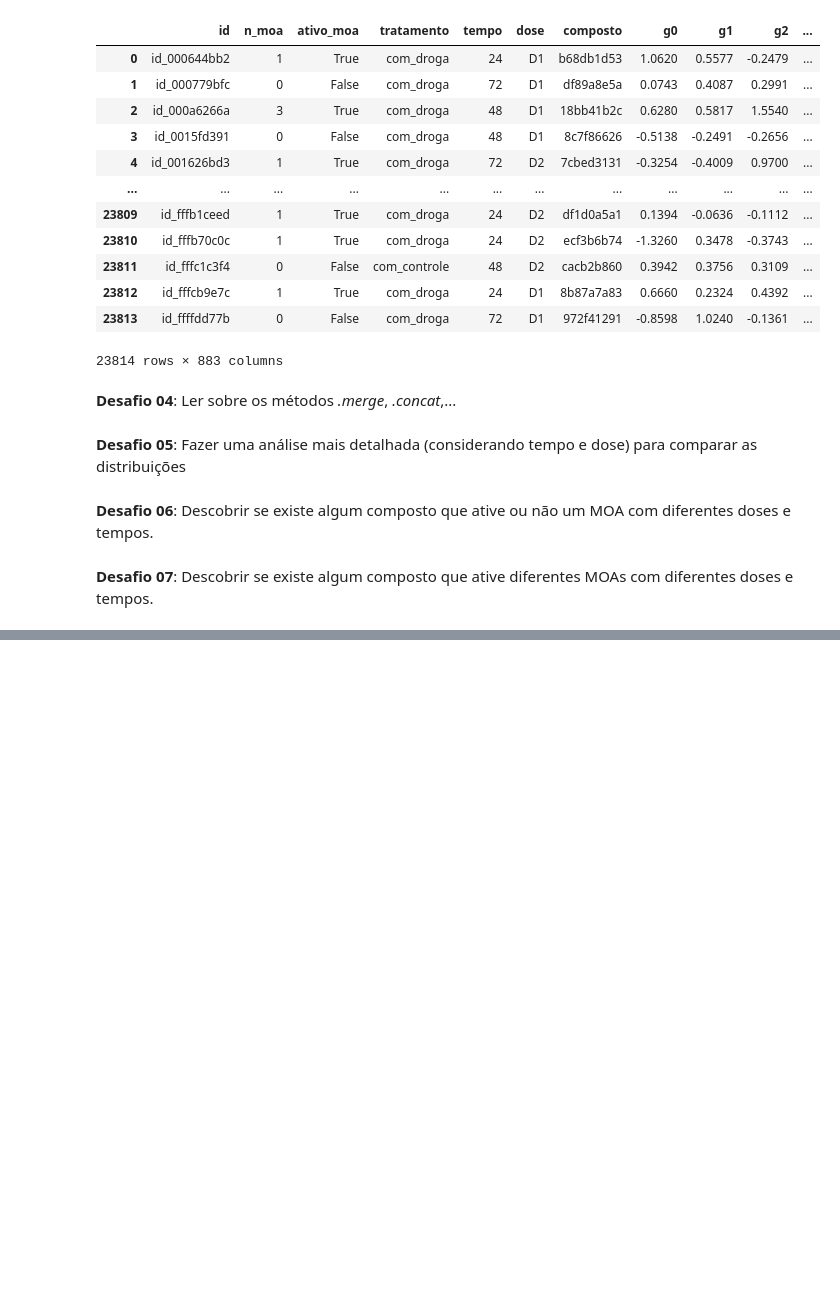
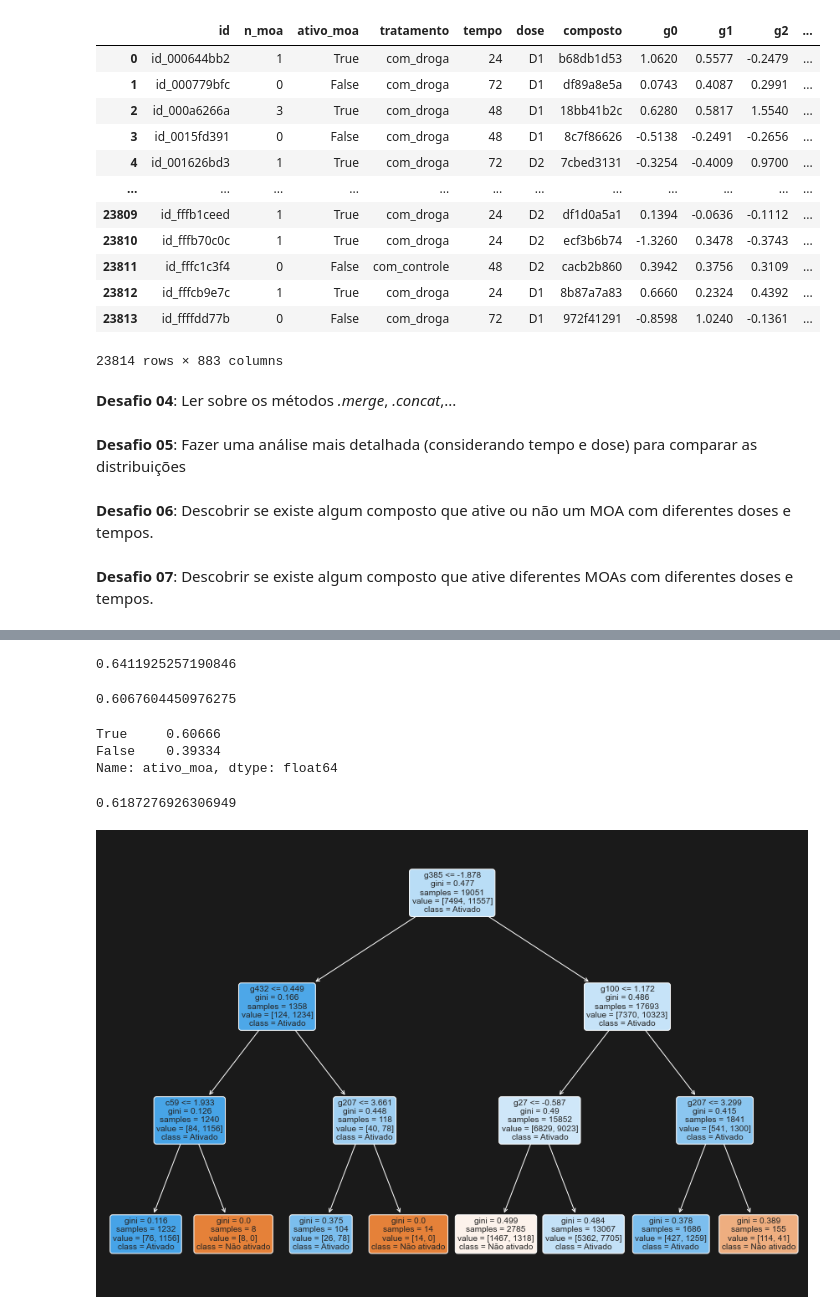
Before and after one commit to Francisco-1307/Alura-ImersaoDados2021, a Jupyter notebook: Notebook_Imersão2021.ipynb, the cells around one changed output, grey strips where cells are left out. Drawn from its saved outputs; the diff is of its cells as text; code cells hidden in the pictures; blank space fills up the shorter version.

```diff
--- a/Notebook_Imersão2021.ipynb
+++ b/Notebook_Imersão2021.ipynb
@@ -934,7 +934,7 @@ dados_resultados
 | 23813 | id_ffffdd77b | 0 | 0 | 0 | 0 | ... |
 23814 rows × 209 columns
 # %%
-dados_ExpRes = pd.merge(dados_resultados[['id','n_moa','ativo_moa']], dados, on='id')
+dados_ExpRes = pd.merge(dados_resultados[['id','n_moa','ativo_moa']], dados_exp, on='id')
 dados_ExpRes
 # %% [output]
 |  | id | n_moa | ativo_moa | tratamento | tempo | dose | composto | g0 | g1 | g2 | ... |
@@ -1072,0 +1137,12 @@ dados_ExpRes
+# %%
+# Intanciando o modelo
+model_rlogistica = LogisticRegression(max_iter = 1000)
+
+x = dados_ExpRes.select_dtypes('float64')
+y = dados_ExpRes['ativo_moa']#.astype('int')
+x_treino, x_teste, y_treino, y_teste = train_test_split(x, y, test_size = 0.2, stratify = y, random_state = 726)
+
+model_rlogistica.fit(x_treino, y_treino)
+model_rlogistica.score(x_teste, y_teste)
+# %% [output]
+0.6411925257190846
@@ -1072,0 +1152,39 @@ dados_ExpRes
+# %%
+model_dummy = DummyClassifier(strategy='most_frequent')
+model_dummy.fit(x_treino, y_treino)
+y_previsao = model_dummy.predict(x_teste)
+accuracy_score(y_teste, y_previsao)
+# %% [output]
+0.6067604450976275
+# %%
+dados_ExpRes['ativo_moa'].value_counts(normalize = True)
+# %% [output]
+True     0.60666
+False    0.39334
+Name: ativo_moa, dtype: float64
+# %%
+from sklearn.tree import DecisionTreeClassifier
+
+x = dados_ExpRes.select_dtypes('float64')
+y = dados_ExpRes['ativo_moa']#.astype('int')
+x_treino, x_teste, y_treino, y_teste = train_test_split(x, y, test_size = 0.2, stratify = y, random_state = 726)
+
+modelo_arvore = DecisionTreeClassifier(max_depth = 3)
+modelo_arvore.fit(x_treino, y_treino)
+modelo_arvore.score(x_teste, y_teste)
+# %% [output]
+0.6187276926306949
+# %%
+from sklearn import tree
+
+fig, ax = plt.subplots(figsize = (15,10), facecolor = 'k')
+tree.plot_tree(modelo_arvore,
+               ax = ax,
+               fontsize = 10,
+               rounded = True,
+               filled = True,
+               feature_names = x_treino.columns,
+               class_names = ["Não ativado", "Ativado"])
+plt.show()
+# %% [output]
+[figure, added]
```
Also changed, not shown: parts of 16 cells of this notebook.
